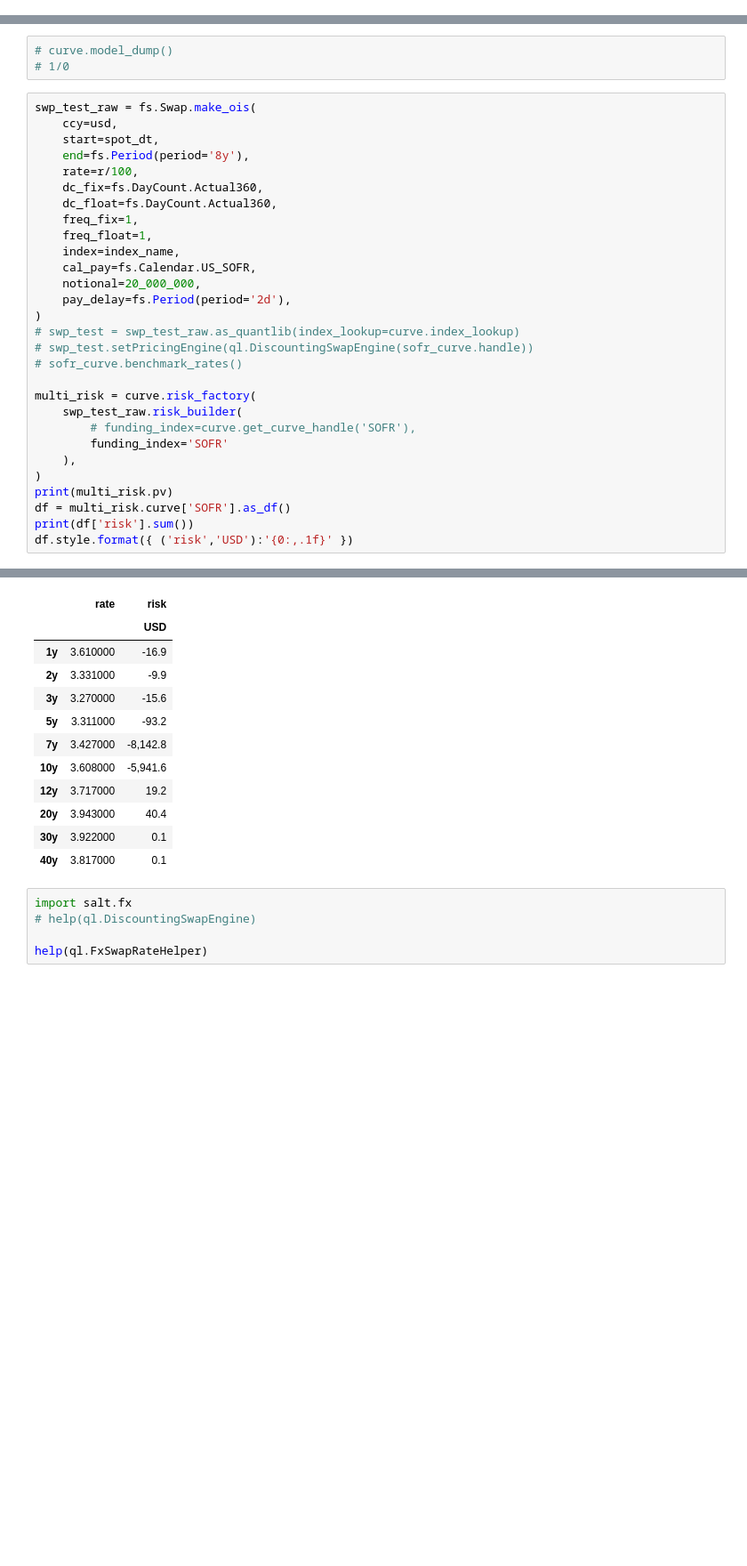
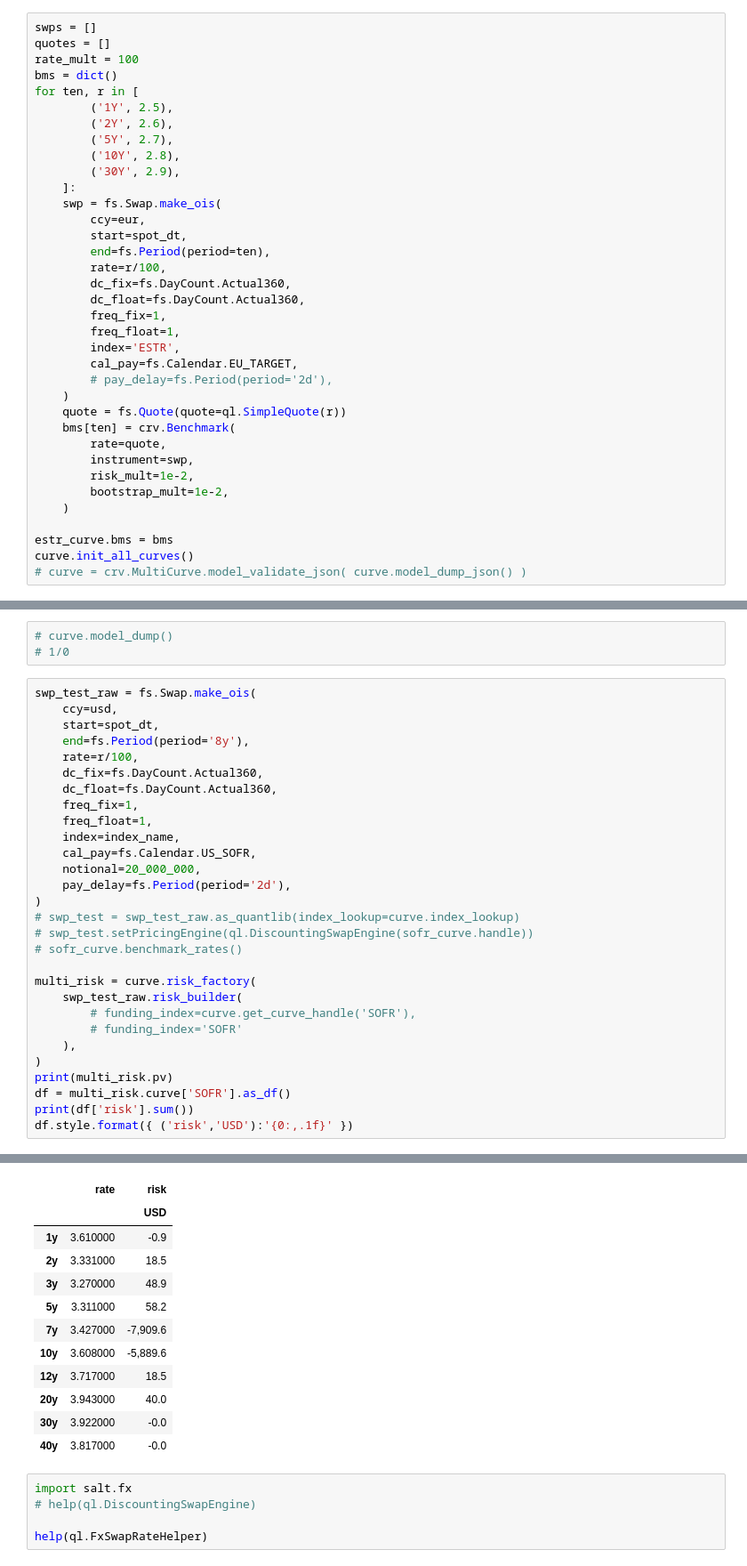
Before and after one commit to alienbrett/financial-security-classes, a Jupyter notebook: fixed_income.ipynb, the cells around one changed output, grey strips where cells are left out. Shown at 89% size. Saved outputs shown, nothing was run; the diff lists cells and outputs as text; blank space fills up the shorter version.

Commit message:
updated for better funding control

```diff
--- a/fixed_income.ipynb
+++ b/fixed_income.ipynb
@@ -637,0 +627,36 @@ curves={'SOFR': SingleCurveConfig(name='SOFR', ccy=Security(gsid=[USD], ticker=[
+# %%
+swps = []
+quotes = []
+rate_mult = 100
+bms = dict()
+for ten, r in [
+        ('1Y', 2.5),
+        ('2Y', 2.6),
+        ('5Y', 2.7),
+        ('10Y', 2.8),
+        ('30Y', 2.9),
+    ]:
+    swp = fs.Swap.make_ois(
+        ccy=eur,
+        start=spot_dt,
+        end=fs.Period(period=ten),
+        rate=r/100,
+        dc_fix=fs.DayCount.Actual360,
+        dc_float=fs.DayCount.Actual360,
+        freq_fix=1,
+        freq_float=1,
+        index='ESTR',
+        cal_pay=fs.Calendar.EU_TARGET,
+        # pay_delay=fs.Period(period='2d'),
+    )
+    quote = fs.Quote(quote=ql.SimpleQuote(r))
+    bms[ten] = crv.Benchmark(
+        rate=quote,
+        instrument=swp,
+        risk_mult=1e-2,
+        bootstrap_mult=1e-2,
+    )
+
+estr_curve.bms = bms
+curve.init_all_curves()
+# curve = crv.MultiCurve.model_validate_json( curve.model_dump_json() )
@@ -800,7 +842,7 @@ swp_test_raw = fs.Swap.make_ois(
 multi_risk = curve.risk_factory(
     swp_test_raw.risk_builder(
         # funding_index=curve.get_curve_handle('SOFR'),
-        funding_index='SOFR'
+        # funding_index='SOFR'
     ),
 )
 print(multi_risk.pv)
@@ -829,15 +872,15 @@ dtype: float64
 |  | rate | risk |
 |  |  | USD |
-| 1y | 3.610000 | -16.9 |
-| 2y | 3.331000 | -9.9 |
-| 3y | 3.270000 | -15.6 |
-| 5y | 3.311000 | -93.2 |
-| 7y | 3.427000 | -8,142.8 |
-| 10y | 3.608000 | -5,941.6 |
-| 12y | 3.717000 | 19.2 |
-| 20y | 3.943000 | 40.4 |
-| 30y | 3.922000 | 0.1 |
-| 40y | 3.817000 | 0.1 |
+| 1y | 3.610000 | -0.9 |
+| 2y | 3.331000 | 18.5 |
+| 3y | 3.270000 | 48.9 |
+| 5y | 3.311000 | 58.2 |
+| 7y | 3.427000 | -7,909.6 |
+| 10y | 3.608000 | -5,889.6 |
+| 12y | 3.717000 | 18.5 |
+| 20y | 3.943000 | 40.0 |
+| 30y | 3.922000 | -0.0 |
+| 40y | 3.817000 | -0.0 |
 # %%
 import salt.fx
 # help(ql.DiscountingSwapEngine)
```
Also changed, not shown: parts of 12 cells of this notebook, 2 other files.
